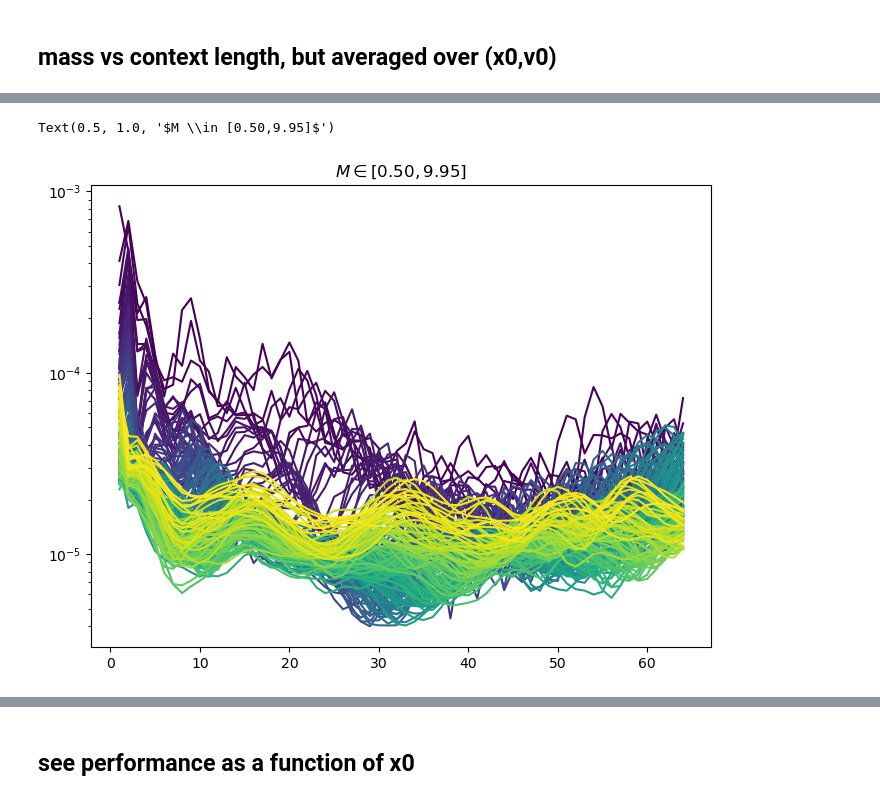
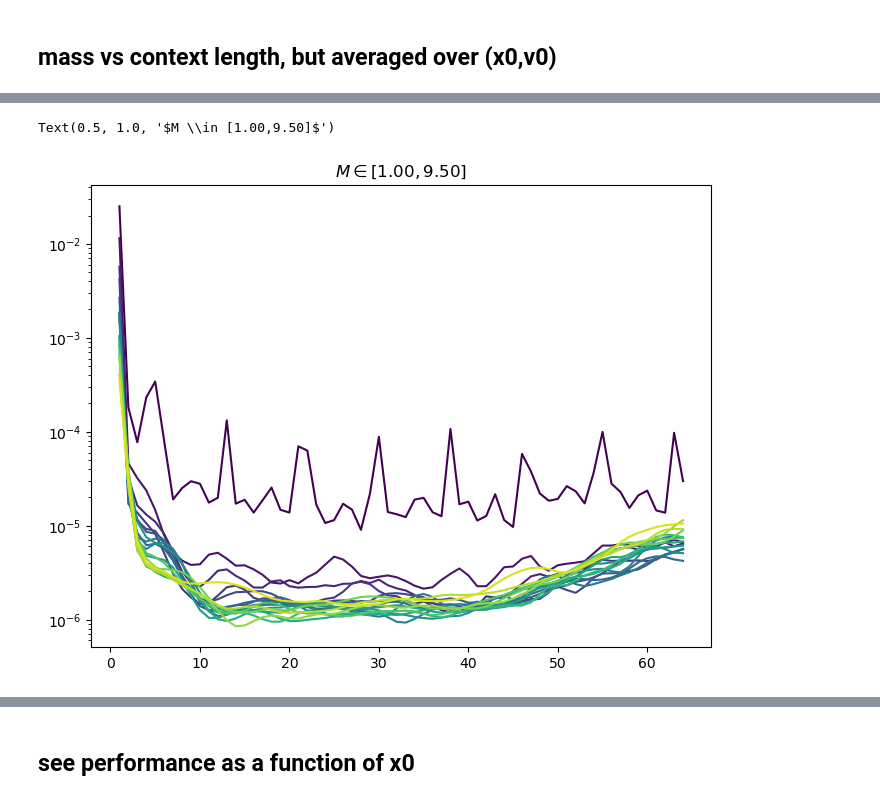
Before and after one commit to SamBT/physics_icl, a Jupyter notebook: playground_xvTraining.ipynb, the cells around one changed output, grey strips where cells are left out. Drawn from its saved outputs; the diff is of its cells as text; code cells hidden in the pictures.

```diff
--- a/playground_xvTraining.ipynb
+++ b/playground_xvTraining.ipynb
@@ -46,7 +64,7 @@ for i,x0 in enumerate(x0s):
     x0 = x0.item()
     for j,v0 in enumerate(v0s):
         v0 = v0.item()
-        val_data = SHODatasetXV(masses=masses,x0=x0,v0=v0,seq_len=max_seq_length,dt=dt,k=k,pin_amplitude=None)
+        val_data = SHODatasetXV(masses=masses,x0=x0,v0=v0,seq_len=max_seq_length,dt=dt,k=k,pin_amplitude=pin_amplitude,min_amplitude=min_amplitude,k_context=k_context)
         x = val_data.xv
         xtrue[:,i,j,:] = x[:,:,0]
         vtrue[:,i,j,:] = x[:,:,1]
@@ -132,12 +135,11 @@ widgets.VBox([m_slider,x_slider,v_slider,fig.canvas])
 # %% [output]
 VBox(children=(FloatSlider(value=5.0, description='mass', max=10.0, min=0.10000000149011612, step=0.1000000014…
 # %%
-masses = torch.arange(0.5,10.1,0.1)
+masses = torch.arange(1,11.1,0.1)
 max_seq_length = 65
 n_seq = 20
-k = train_cfg['k']
-dt = train_cfg['dt']
-val_data = SHODatasetXV(masses=masses,seq_len=max_seq_length,dt=dt,k=k, pin_amplitude=None)
+val_data = SHODatasetXV(masses=masses,seq_len=max_seq_length,dt=dt,k=k,
+                        pin_amplitude=pin_amplitude,min_amplitude=min_amplitude,k_context=k_context)
 
 x = val_data.xv
 ctx = val_data.context
@@ -184,15 +186,15 @@ plt.tight_layout()
 # %% [markdown]
 ## check NTP MSE loss versus mass
 # %%
-masses = torch.arange(0.5,10.05,0.05)
+masses = torch.arange(1,10.05,0.05)
 max_seq_length = 50
 n_seq = 20
-val_data = SHODatasetXV(masses=masses,seq_len=max_seq_length,dt=dt,k=k,x0=0,pin_amplitude=1.0)
+val_data = SHODatasetXV(masses=masses,seq_len=max_seq_length,dt=dt,k=k,x0=0,pin_amplitude=pin_amplitude,min_amplitude=min_amplitude,k_context=k_context)
 
 x = val_data.xv
 ctx = val_data.context
 
-ctx_lengths = np.arange(2,50)
+ctx_lengths = np.arange(1,50)
 mses_mean = []
 mses_final = []
 with torch.no_grad():
@@ -263,18 +265,22 @@ Text(0.5, 1.0, 'x0 = 0')
 # %% [markdown]
 ## mass vs context length, but averaged over (x0,v0)
 # %%
-masses = np.arange(0.5,10.05,0.05)
+masses = np.arange(1,10.5,0.5)
 ctx_lengths = np.arange(1,65)
 max_seq_length = 65
 
 mse_mtx = np.zeros((len(masses),len(ctx_lengths)))
+mse_mean_mtx = np.zeros((len(masses),len(ctx_lengths)))
 for i,m in enumerate(masses):
-    data = SHODatasetXV(masses=m,num_trajectories=100,seq_len=max_seq_length,dt=dt,k=k,pin_amplitude=None)
+    data = SHODatasetXV(masses=m,num_trajectories=100,seq_len=max_seq_length,dt=dt,k=k,pin_amplitude=pin_amplitude,min_amplitude=min_amplitude,k_context=k_context)
     ctx = data.context
     with torch.no_grad():
         for j,ctl in enumerate(ctx_lengths):
             xcurr = data.xv[:,:ctl,:]
             xnext = model(xcurr,ctx)
-            mse_last = torch.sum((data.xv[:,ctl,:]-xnext[:,-1,:])**2,dim=-1)
-            mse_last = torch.mean(mse_last)
-            mse_mtx[i,j] = mse_last
+            mse = torch.mean(torch.sum((data.xv[:,1:ctl+1,:]-xnext)**2,dim=-1),dim=0) # average across random initializations (x0,v0)
+            mse_mtx[i,j] = mse[-1] # final step
+            mse_mean_mtx[i,j] = mse.mean() # all next-step predictions
+            #mse_last = torch.sum((data.xv[:,ctl,:]-xnext[:,-1,:])**2,dim=-1)
+            #mse_last = torch.mean(mse_last)
+            #mse_mtx[i,j] = mse_last
@@ -295,17 +315,17 @@ Text(0.5, 1.0, 'x0 = 0')
 # %%
 from matplotlib.cm import get_cmap
 plt.figure(figsize=(8,6))
 cmap = plt.get_cmap('viridis')
 imin = 0
 imax = -1
 ms = masses[imin:imax]
 N = ms.shape[0]
 for i,m in enumerate(ms):
-    T = 2*np.pi*np.sqrt(m/k)/dt
+    #T = 2*np.pi*np.sqrt(m/k)/dt
     #plt.axvline(T,color=cmap(i/N),linestyle='--',zorder=0)
     plt.plot(np.arange(len(ctx_lengths))+1,mse_mtx[i+imin],color=cmap(i/N),zorder=1)
     plt.yscale('log')
 plt.title(f"$M \\in [{masses[imin]:.2f},{masses[imax-1]:.2f}]$")
 # %% [output]
-Text(0.5, 1.0, '$M \\in [0.50,9.95]$')
+Text(0.5, 1.0, '$M \\in [1.00,9.50]$')
-[figure, old version]
+[figure, new version]
```
Also changed, not shown: parts of 16 cells of this notebook, 6 other files.
